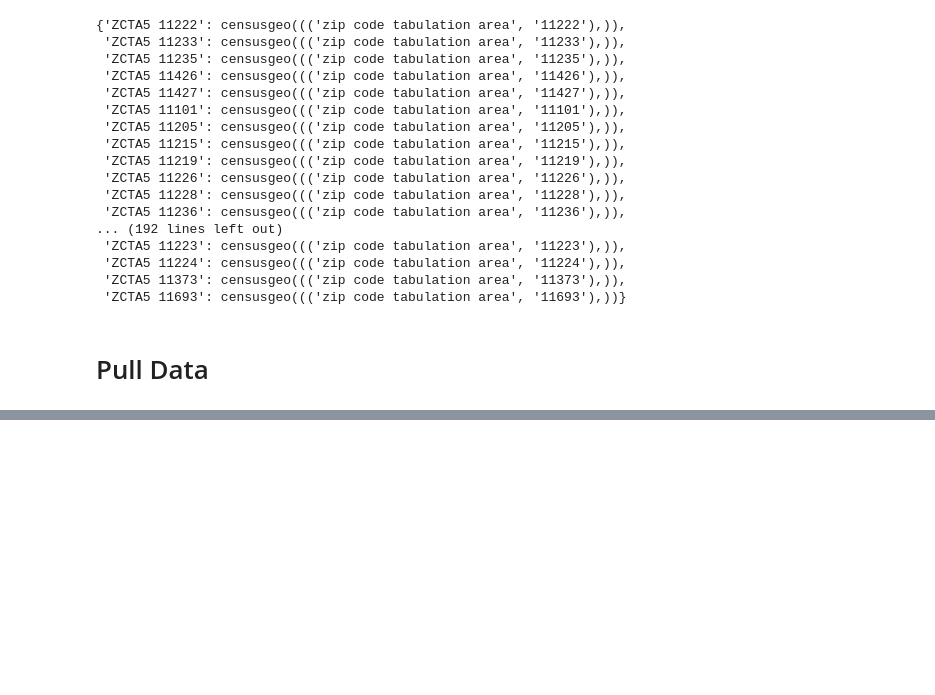
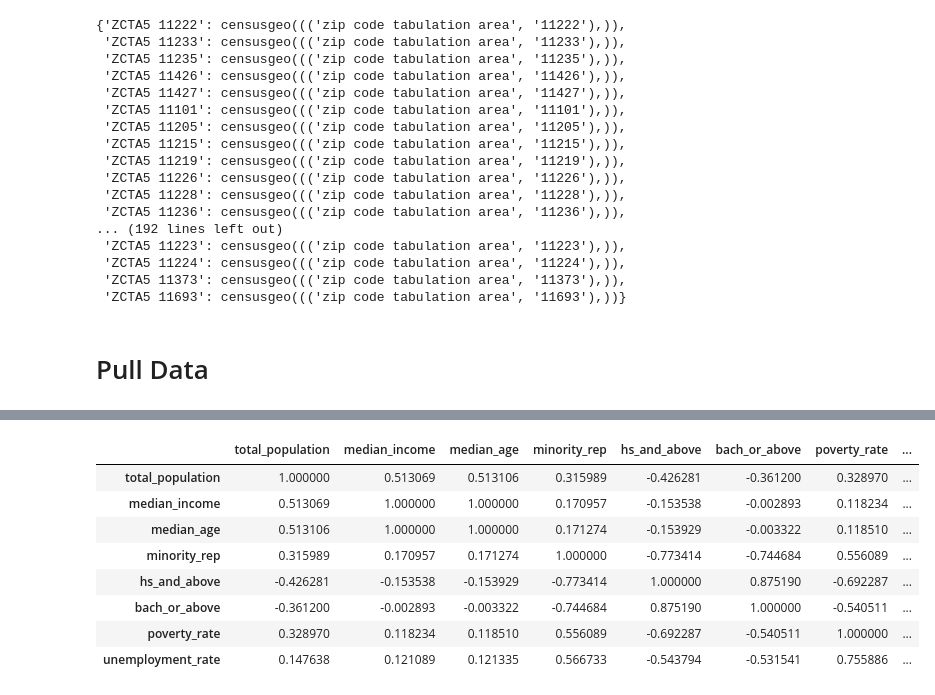
Before and after one commit to rab175/311_Project, a Jupyter notebook: Census Data.ipynb, the cells around one changed output, grey strips where cells are left out. Saved outputs shown, nothing was run; the diff lists cells and outputs as text; code cells hidden in the pictures; blank space fills up the shorter version.

```diff
--- a/Census Data.ipynb
+++ b/Census Data.ipynb
@@ -466,0 +689,12 @@ data
+# %%
+nyc_census_data.corr()
+# %% [output]
+|  | total_population | median_income | median_age | minority_rep | hs_and_above | bach_or_above | poverty_rate | ... |
+| total_population | 1.000000 | 0.513069 | 0.513106 | 0.315989 | -0.426281 | -0.361200 | 0.328970 | ... |
+| median_income | 0.513069 | 1.000000 | 1.000000 | 0.170957 | -0.153538 | -0.002893 | 0.118234 | ... |
+| median_age | 0.513106 | 1.000000 | 1.000000 | 0.171274 | -0.153929 | -0.003322 | 0.118510 | ... |
+| minority_rep | 0.315989 | 0.170957 | 0.171274 | 1.000000 | -0.773414 | -0.744684 | 0.556089 | ... |
+| hs_and_above | -0.426281 | -0.153538 | -0.153929 | -0.773414 | 1.000000 | 0.875190 | -0.692287 | ... |
+| bach_or_above | -0.361200 | -0.002893 | -0.003322 | -0.744684 | 0.875190 | 1.000000 | -0.540511 | ... |
+| poverty_rate | 0.328970 | 0.118234 | 0.118510 | 0.556089 | -0.692287 | -0.540511 | 1.000000 | ... |
+| unemployment_rate | 0.147638 | 0.121089 | 0.121335 | 0.566733 | -0.543794 | -0.531541 | 0.755886 | ... |
```
Also changed, not shown: parts of 32 cells of this notebook.
